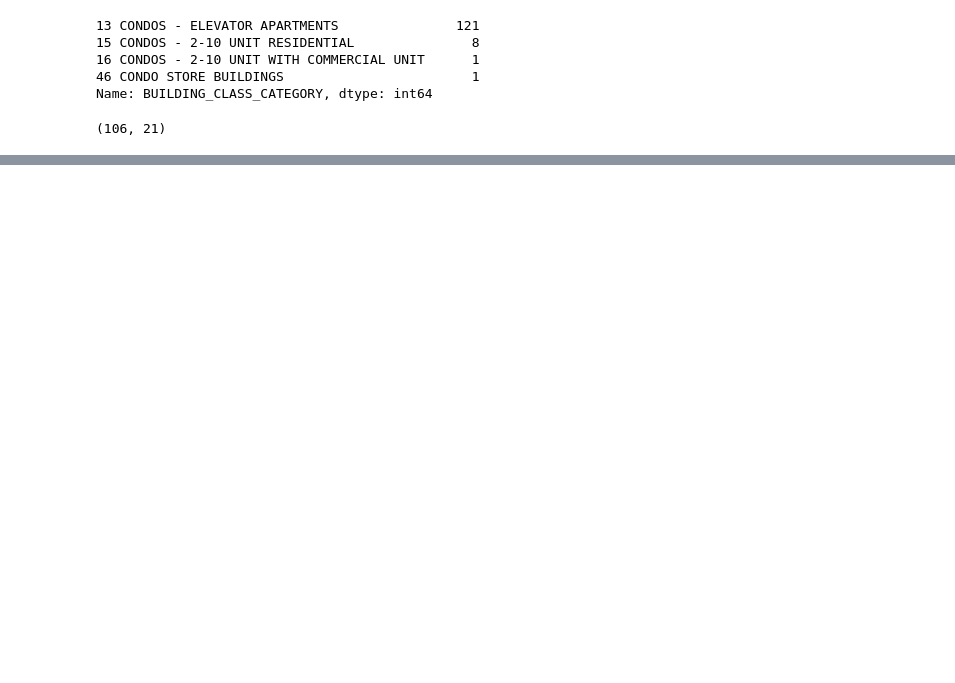
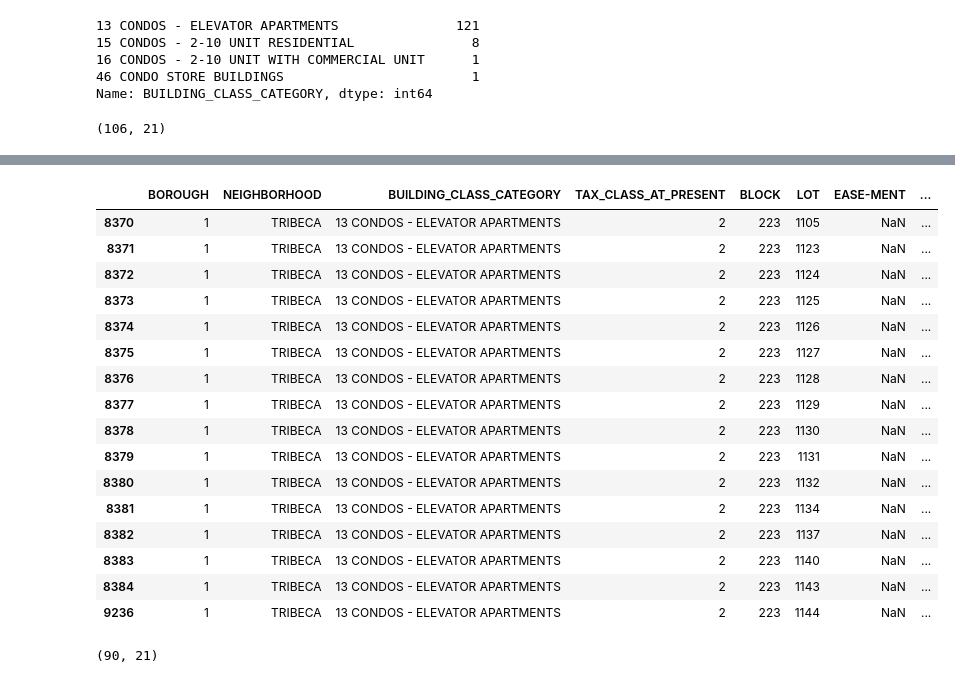
Before and after one commit to gptix/DS-Unit-2-Applied-Modeling, a Jupyter notebook: module2/Jud_Taylor_LS_DS_232_assignment.ipynb, the cells around one changed output, grey strips where cells are left out. Saved outputs shown, nothing was run; the diff lists cells and outputs as text; code cells hidden in the pictures; blank space fills up the shorter version.

```diff
--- a/module2/Jud_Taylor_LS_DS_232_assignment.ipynb
+++ b/module2/Jud_Taylor_LS_DS_232_assignment.ipynb
@@ -78,0 +95,7 @@ df_tribeca
+# %%
+ import datetime as dt
+ cn = 'SALE_DATE'
+ fmt = '%M/%d/%Y'
+
+df_tribeca['SALE_DATE'] = df_tribeca['SALE_DATE'].apply(lambda x: dt.datetime.strptime(x,fmt))
+df_tribeca[cn]
@@ -221,15 +258,43 @@ df_condos.shape
 # %%
 # Look at sales for more than $35 million
-
+df_condos[df_condos.SALE_PRICE > 3.5e7]
 # All are at 70 Vestry Street
 # All but one have the same SALE_PRICE & SALE_DATE
 # Was the SALE_PRICE for each? Or in total?
+
+# Looks like TOTAL.
+
 # Is this dirty data?
+
+# I believe the data is good, but the sales price should be divided across the
+# units sold at that address on the 12th.
+# This should be clearlyt noted.
+# %% [output]
+|  | BOROUGH | NEIGHBORHOOD | BUILDING_CLASS_CATEGORY | TAX_CLASS_AT_PRESENT | BLOCK | LOT | EASE-MENT | ... |
+| 8370 | 1 | TRIBECA | 13 CONDOS - ELEVATOR APARTMENTS | 2 | 223 | 1105 | NaN | ... |
+| 8371 | 1 | TRIBECA | 13 CONDOS - ELEVATOR APARTMENTS | 2 | 223 | 1123 | NaN | ... |
+| 8372 | 1 | TRIBECA | 13 CONDOS - ELEVATOR APARTMENTS | 2 | 223 | 1124 | NaN | ... |
+| 8373 | 1 | TRIBECA | 13 CONDOS - ELEVATOR APARTMENTS | 2 | 223 | 1125 | NaN | ... |
+| 8374 | 1 | TRIBECA | 13 CONDOS - ELEVATOR APARTMENTS | 2 | 223 | 1126 | NaN | ... |
+| 8375 | 1 | TRIBECA | 13 CONDOS - ELEVATOR APARTMENTS | 2 | 223 | 1127 | NaN | ... |
+| 8376 | 1 | TRIBECA | 13 CONDOS - ELEVATOR APARTMENTS | 2 | 223 | 1128 | NaN | ... |
+| 8377 | 1 | TRIBECA | 13 CONDOS - ELEVATOR APARTMENTS | 2 | 223 | 1129 | NaN | ... |
+| 8378 | 1 | TRIBECA | 13 CONDOS - ELEVATOR APARTMENTS | 2 | 223 | 1130 | NaN | ... |
+| 8379 | 1 | TRIBECA | 13 CONDOS - ELEVATOR APARTMENTS | 2 | 223 | 1131 | NaN | ... |
+| 8380 | 1 | TRIBECA | 13 CONDOS - ELEVATOR APARTMENTS | 2 | 223 | 1132 | NaN | ... |
+| 8381 | 1 | TRIBECA | 13 CONDOS - ELEVATOR APARTMENTS | 2 | 223 | 1134 | NaN | ... |
+| 8382 | 1 | TRIBECA | 13 CONDOS - ELEVATOR APARTMENTS | 2 | 223 | 1137 | NaN | ... |
+| 8383 | 1 | TRIBECA | 13 CONDOS - ELEVATOR APARTMENTS | 2 | 223 | 1140 | NaN | ... |
+| 8384 | 1 | TRIBECA | 13 CONDOS - ELEVATOR APARTMENTS | 2 | 223 | 1143 | NaN | ... |
+| 9236 | 1 | TRIBECA | 13 CONDOS - ELEVATOR APARTMENTS | 2 | 223 | 1144 | NaN | ... |
 # %%
 # Make a judgment call:
 # Keep rows where sale price was < $35 million
-
+df_condos2 = df_condos[df_condos.SALE_PRICE < 35000000]
+df_condos2.shape
 # Check how many rows you have now. (Should be down to 90 rows.)
+# %% [output]
+(90, 21)
 # %%
 # Now that you've removed outliers,
 # Look again at a scatter plot with OLS (Ordinary Least Squares) trendline
```
Also changed, not shown: parts of 14 cells of this notebook.
